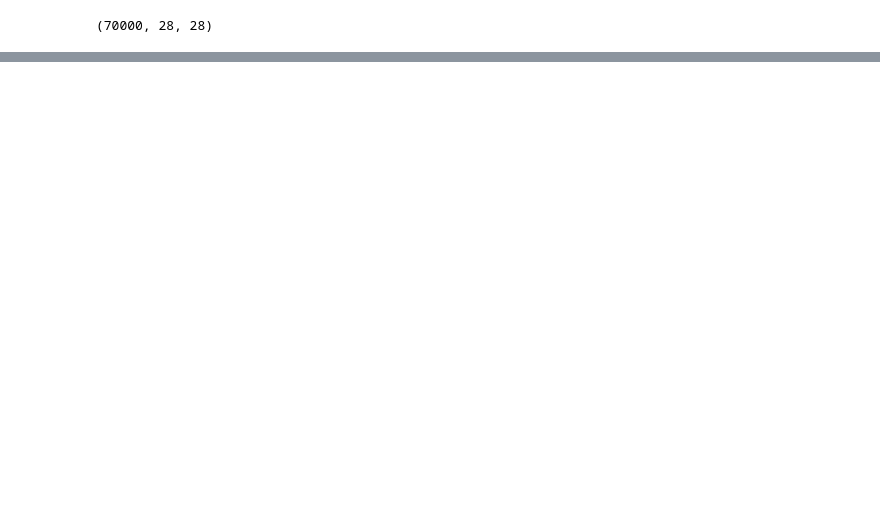
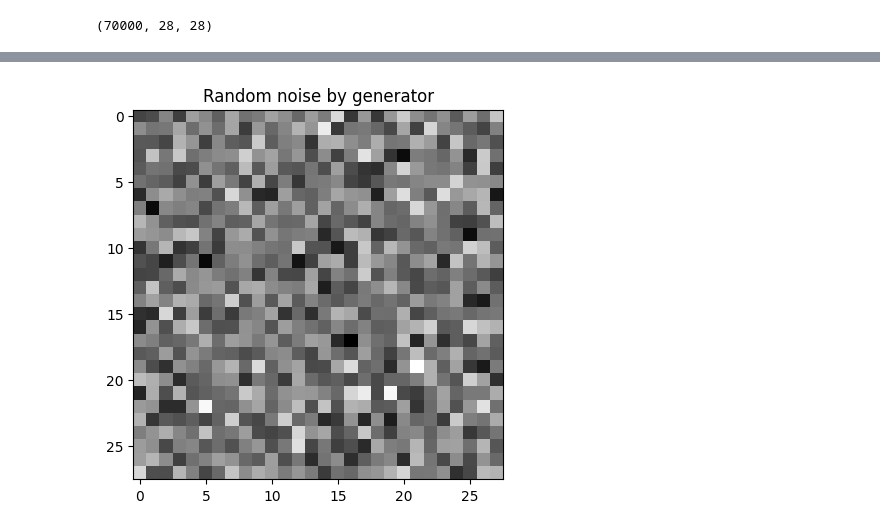
Before and after one commit to Venchislav/Neural-Networks, a Jupyter notebook: GAN_MNIST.ipynb, the cells around one changed output, grey strips where cells are left out. Cells and saved outputs as stored; diff of their text form; code cells hidden in the pictures; blank space fills up the shorter version.

```diff
--- a/GAN_MNIST.ipynb
+++ b/GAN_MNIST.ipynb
@@ -18,3 +23,15 @@ X = (X - 127.5) / 127.5
 X.shape
 # %% [output]
 (70000, 28, 28)
+# %%
+def build_generator(n):
+  input = Input(shape=(n,))
+
+  x = Dense(256, activation=LeakyReLU(alpha=0.1))(input)
+  x = Dense(512, activation=LeakyReLU(alpha=0.1))(x)
+  x = Dense(1024, activation=LeakyReLU(alpha=0.2))(x)
+  x = Dense(784, activation='tanh')(x)
+
+  output = Reshape((28, 28, 1))(x)
+
+  return Model(input, output)
@@ -20,0 +78,2 @@ X.shape
+# %%
+generator = build_generator(100)
@@ -20,0 +88,4 @@ X.shape
+# %%
+plt.title('Random noise by generator')
+plt.imshow(generator.predict(np.random.randn(100).reshape(1, 100))[0], cmap='gray');
+# %% [output]
@@ -20,0 +93 @@ X.shape
+[figure, added]
```
Also changed, not shown: parts of 14 cells of this notebook.
